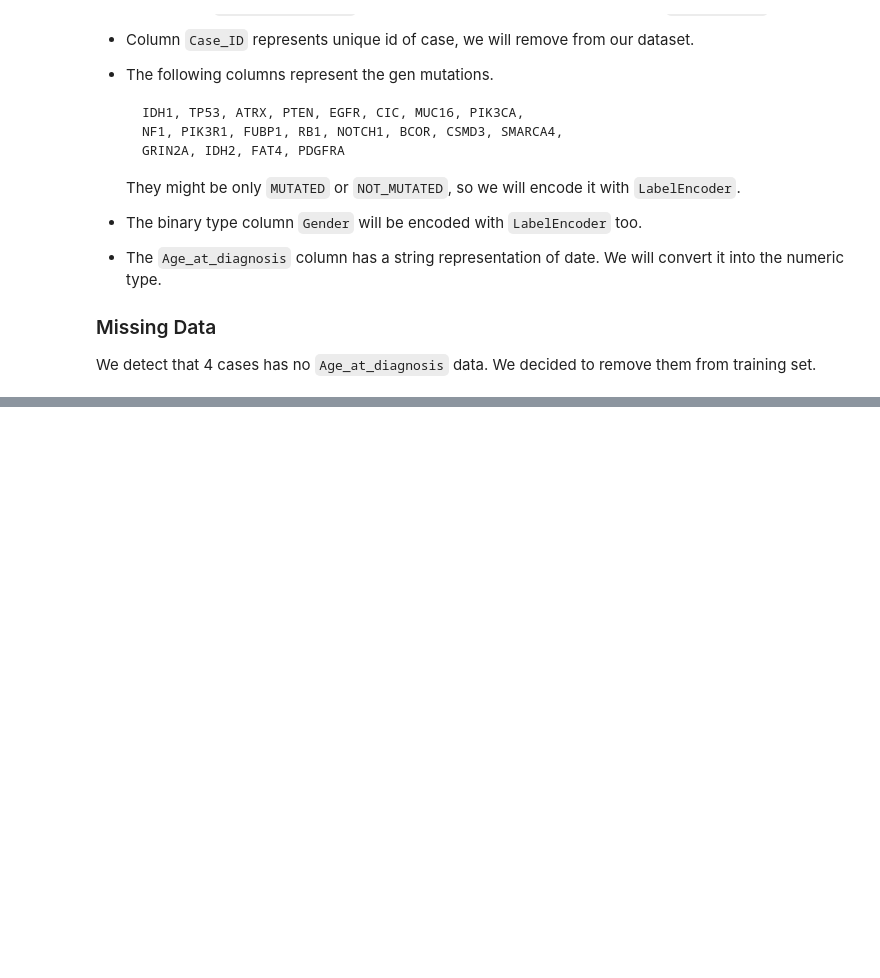
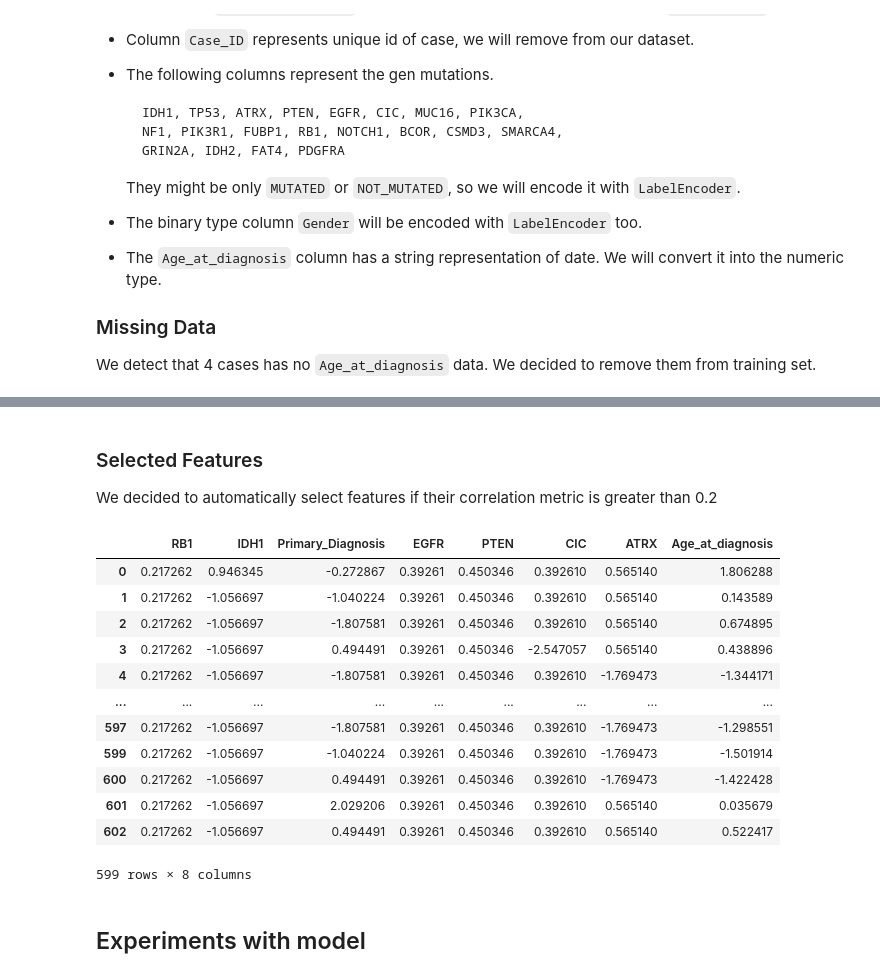
Before and after one commit to Vladislav-Kanev/glioma_data_analysis_competition, a Jupyter notebook: report.ipynb, the cells around one changed output, grey strips where cells are left out. Drawn from its saved outputs; the diff is of its cells as text; code cells hidden in the pictures; blank space fills up the shorter version.

```diff
--- a/report.ipynb
+++ b/report.ipynb
@@ -92,0 +118,24 @@ data_processing
+# %% [markdown]
+### Selected Features
+
+We decided to automatically select features if their correlation metric is greater than 0.2
+# %%
+keep_columns = concat_important_features(pearson_important_values, mutual_important_values)
+training_data = training_data[keep_columns]
+training_data
+# %% [output]
+|  | RB1 | IDH1 | Primary_Diagnosis | EGFR | PTEN | CIC | ATRX | Age_at_diagnosis |
+| 0 | 0.217262 | 0.946345 | -0.272867 | 0.39261 | 0.450346 | 0.392610 | 0.565140 | 1.806288 |
+| 1 | 0.217262 | -1.056697 | -1.040224 | 0.39261 | 0.450346 | 0.392610 | 0.565140 | 0.143589 |
+| 2 | 0.217262 | -1.056697 | -1.807581 | 0.39261 | 0.450346 | 0.392610 | 0.565140 | 0.674895 |
+| 3 | 0.217262 | -1.056697 | 0.494491 | 0.39261 | 0.450346 | -2.547057 | 0.565140 | 0.438896 |
+| 4 | 0.217262 | -1.056697 | -1.807581 | 0.39261 | 0.450346 | 0.392610 | -1.769473 | -1.344171 |
+| ... | ... | ... | ... | ... | ... | ... | ... | ... |
+| 597 | 0.217262 | -1.056697 | -1.807581 | 0.39261 | 0.450346 | 0.392610 | -1.769473 | -1.298551 |
+| 599 | 0.217262 | -1.056697 | -1.040224 | 0.39261 | 0.450346 | 0.392610 | -1.769473 | -1.501914 |
+| 600 | 0.217262 | -1.056697 | 0.494491 | 0.39261 | 0.450346 | 0.392610 | -1.769473 | -1.422428 |
+| 601 | 0.217262 | -1.056697 | 2.029206 | 0.39261 | 0.450346 | 0.392610 | 0.565140 | 0.035679 |
+| 602 | 0.217262 | -1.056697 | 0.494491 | 0.39261 | 0.450346 | 0.392610 | 0.565140 | 0.522417 |
+599 rows × 8 columns
+# %% [markdown]
+## Experiments with model
```
Also changed, not shown: parts of 13 cells of this notebook, 4 other files.
